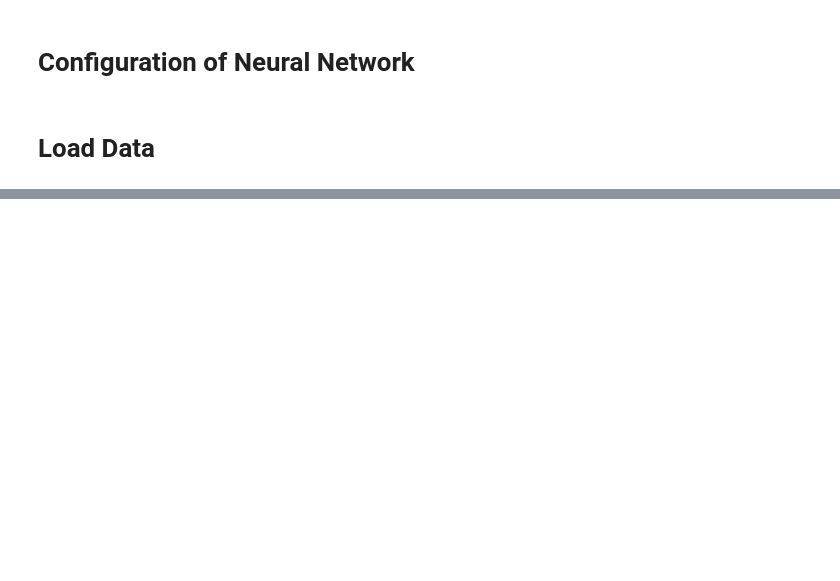
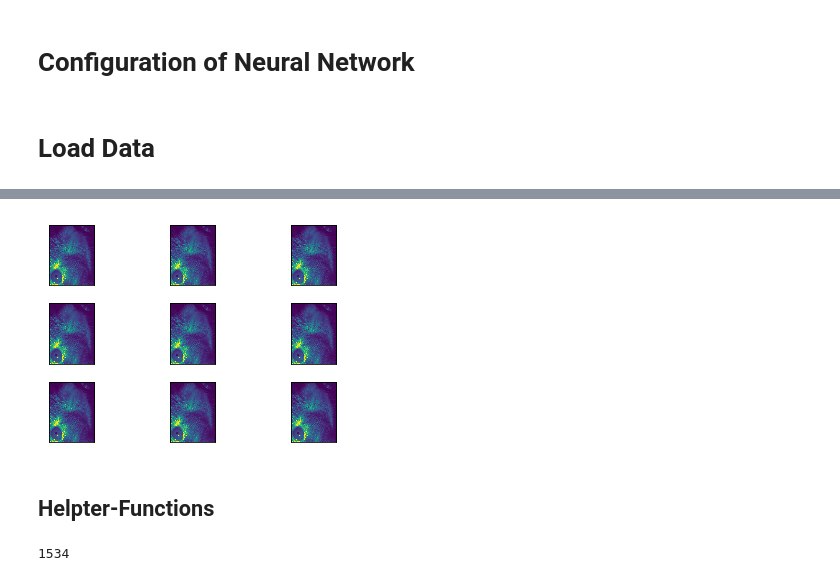
Before and after one commit to enmccarthy/drp, a Jupyter notebook: DRPcnn.ipynb, the cells around one changed output, grey strips where cells are left out. Cells and saved outputs as stored; diff of their text form; code cells hidden in the pictures; blank space fills up the shorter version.

```diff
--- a/DRPcnn.ipynb
+++ b/DRPcnn.ipynb
@@ -65,0 +78,13 @@ reshaped: (172, 130, 2400)
+# %%
+num_data = len(x_data)
+train_split = 0.7
+validation_split = 0.1
+num_train = int(train_split*num_data)
+num_val = int((num_data - num_train)*validation_split)
+num_test = num_data - num_train - num_val
+x_train = x_data[0:num_train].reshape(num_train, (516*388))
+x_val = x_data[num_train:(num_train+num_val)].reshape(num_val, (516*388))
+x_test = x_data[(num_train+num_val):].reshape(num_test, (516*388))
+y_train = dy[0:num_train].reshape(num_train, (172*130))
+y_val = dy[num_train:(num_train+num_val)].reshape(num_val, (172*130))
+y_test = dy[(num_train+num_val):].reshape(num_test, (172*130))
@@ -66,17 +110,41 @@ reshaped: (172, 130, 2400)
 # %%
-#TODO update this
 # The number of pixels in each dimension of an image.
-img_size = (172*130)
+img_size_x = 516
+img_size_y = 388
 
 # The images are stored in one-dimensional arrays of this length.
-img_size_flat = (172*130)
+img_size_flat = (516*388)
 
 # Tuple with height and width of images used to reshape arrays.
-img_shape = (172, 130)
+img_shape = (516,388)
 
 # I dont think I have this
 # Number of classes, one class for each of 10 digits.
-# num_classes = data.num_classes
+num_classes = 172*130
 
 # Number of colour channels for the images: 1 channel for gray-scale.
-num_channels = data.num_channels
+num_channels = 1
+# %%
+#TODO comeback and make this useful for my data
+def plot_images(images, cls_pred=None):
+
+    #Create figure with 3x3 sub-plots
+    fig, axes = plt.subplots(3,3)
+    fig.subplots_adjust(hspace=0.3, wspace=0.3)
+
+    for i, ax in enumerate(axes.flat):
+        # Plot image
+        ax.imshow(images[i].reshape(img_shape))
+
+        # Remove ticks from the plot.
+        ax.set_xticks([])
+        ax.set_yticks([])
+
+    plt.show()
+# %%
+images = x_test[118:127]
+plot_images(images=images)
+# %% [output]
+[figure, added]
+# %% [markdown]
+## Helpter-Functions
@@ -82,0 +184,4 @@ num_channels = data.num_channels
+# %%
+x_batch, y_batch = next(generator)
+# %% [output]
+1534
```
Also changed, not shown: parts of 47 cells of this notebook, 5 other files.
